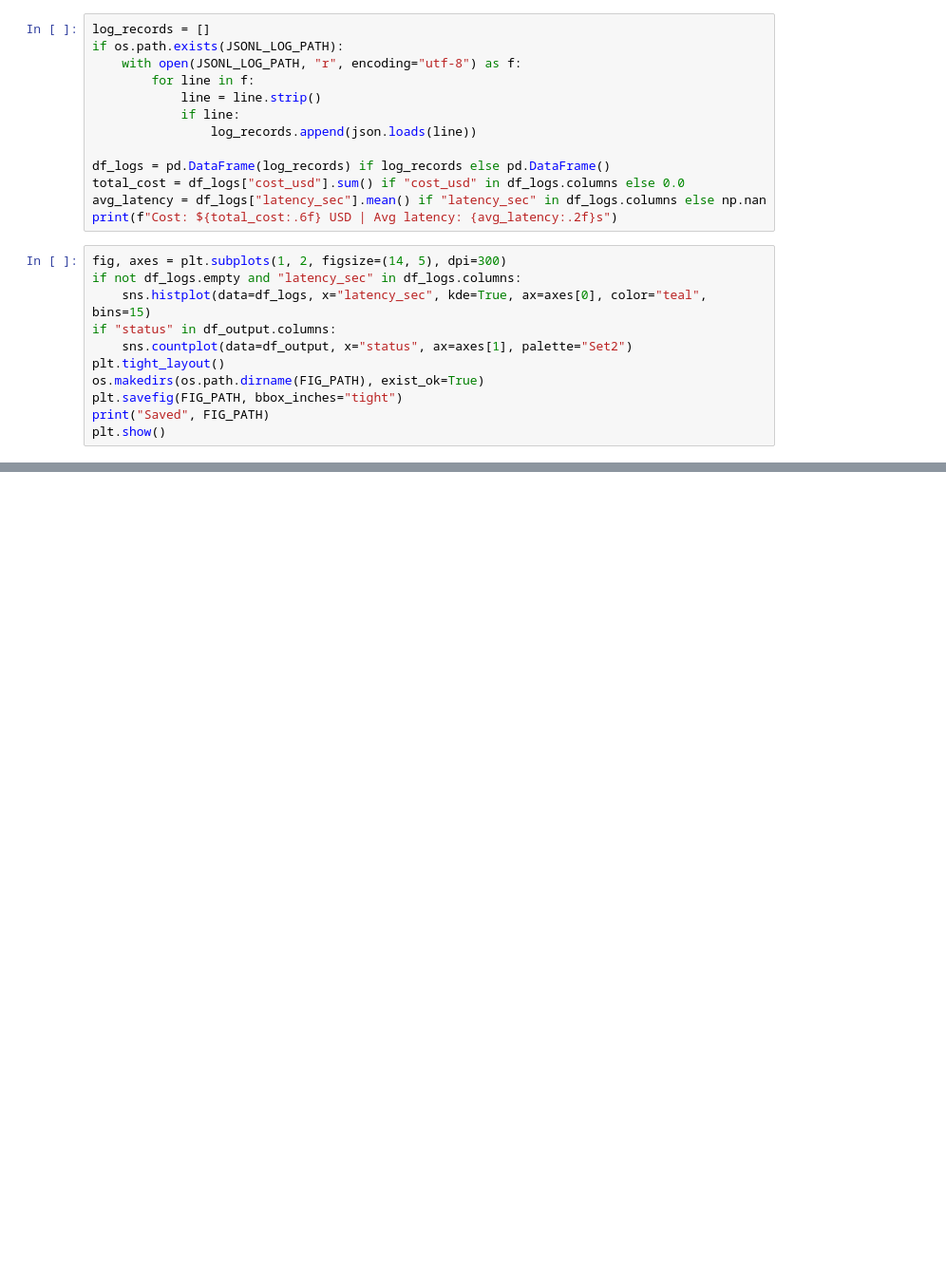
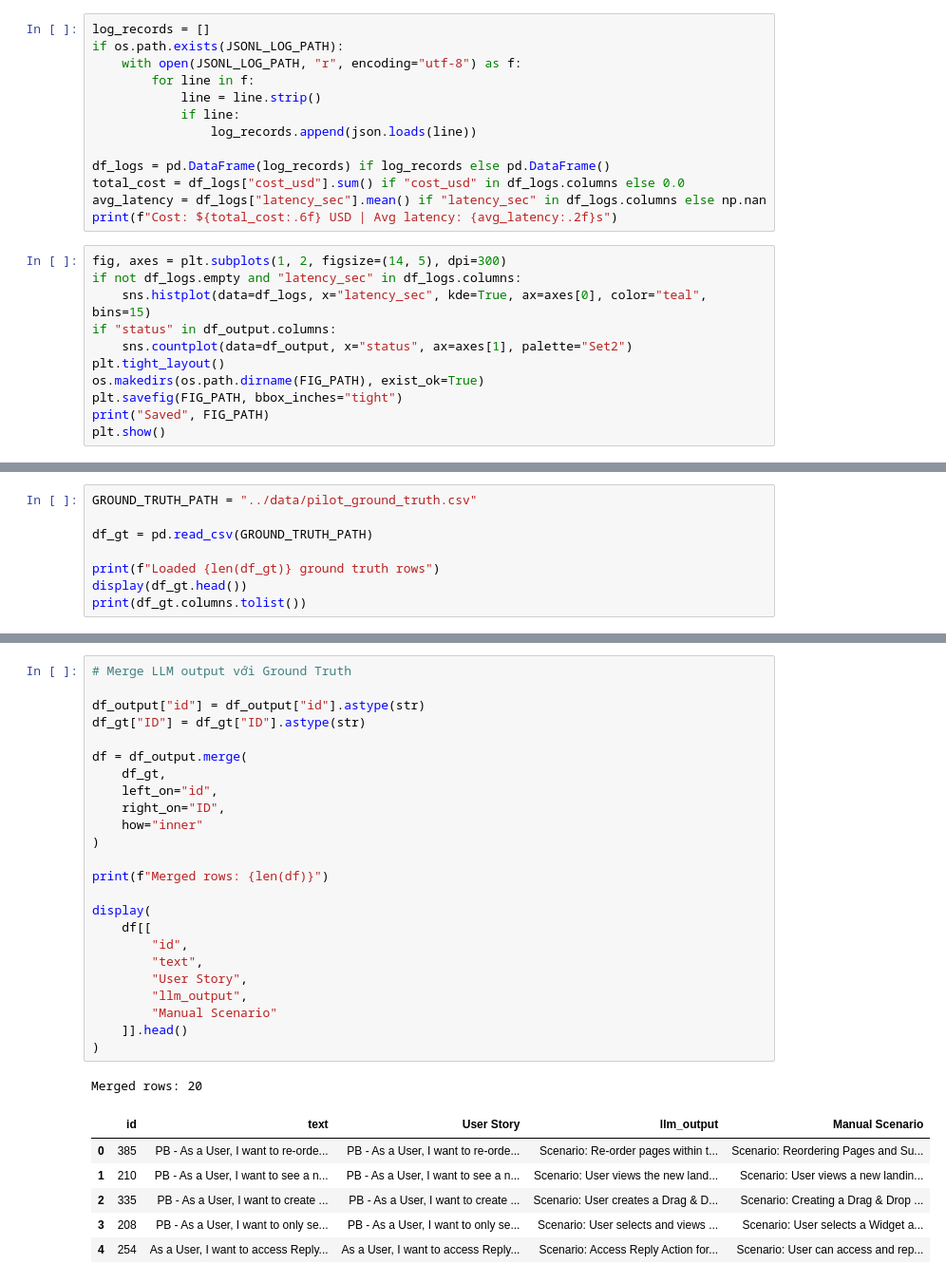
Before and after one commit to khanhkhanh55355/RT-SWT-003-nhom3, a Jupyter notebook: results/pilot_analysis.ipynb, the cells around one changed output, grey strips where cells are left out. Shown at 95% size. Cells and saved outputs as stored; diff of their text form; blank space fills up the shorter version.

```diff
--- a/results/pilot_analysis.ipynb
+++ b/results/pilot_analysis.ipynb
@@ -48,0 +59,8 @@ plt.show()
+# %%
+GROUND_TRUTH_PATH = "../data/pilot_ground_truth.csv"
+
+df_gt = pd.read_csv(GROUND_TRUTH_PATH)
+
+print(f"Loaded {len(df_gt)} ground truth rows")
+display(df_gt.head())
+print(df_gt.columns.tolist())
@@ -48,0 +76,32 @@ plt.show()
+# %%
+# Merge LLM output với Ground Truth
+
+df_output["id"] = df_output["id"].astype(str)
+df_gt["ID"] = df_gt["ID"].astype(str)
+
+df = df_output.merge(
+    df_gt,
+    left_on="id",
+    right_on="ID",
+    how="inner"
+)
+
+print(f"Merged rows: {len(df)}")
+
+display(
+    df[[
+        "id",
+        "text",
+        "User Story",
+        "llm_output",
+        "Manual Scenario"
+    ]].head()
+)
+# %% [output]
+Merged rows: 20
+|  | id | text | User Story | llm_output | Manual Scenario |
+| 0 | 385 | PB - As a User, I want to re-orde... | PB - As a User, I want to re-orde... | Scenario: Re-order pages within t... | Scenario: Reordering Pages and Su... |
+| 1 | 210 | PB - As a User, I want to see a n... | PB - As a User, I want to see a n... | Scenario: User views the new land... | Scenario: User views a new landin... |
+| 2 | 335 | PB - As a User, I want to create ... | PB - As a User, I want to create ... | Scenario: User creates a Drag & D... | Scenario: Creating a Drag & Drop ... |
+| 3 | 208 | PB - As a User, I want to only se... | PB - As a User, I want to only se... | Scenario: User selects and views ... | Scenario: User selects a Widget a... |
+| 4 | 254 | As a User, I want to access Reply... | As a User, I want to access Reply... | Scenario: Access Reply Action for... | Scenario: User can access and rep... |
```
Also changed, not shown: parts of 12 cells of this notebook, 8 other files.
